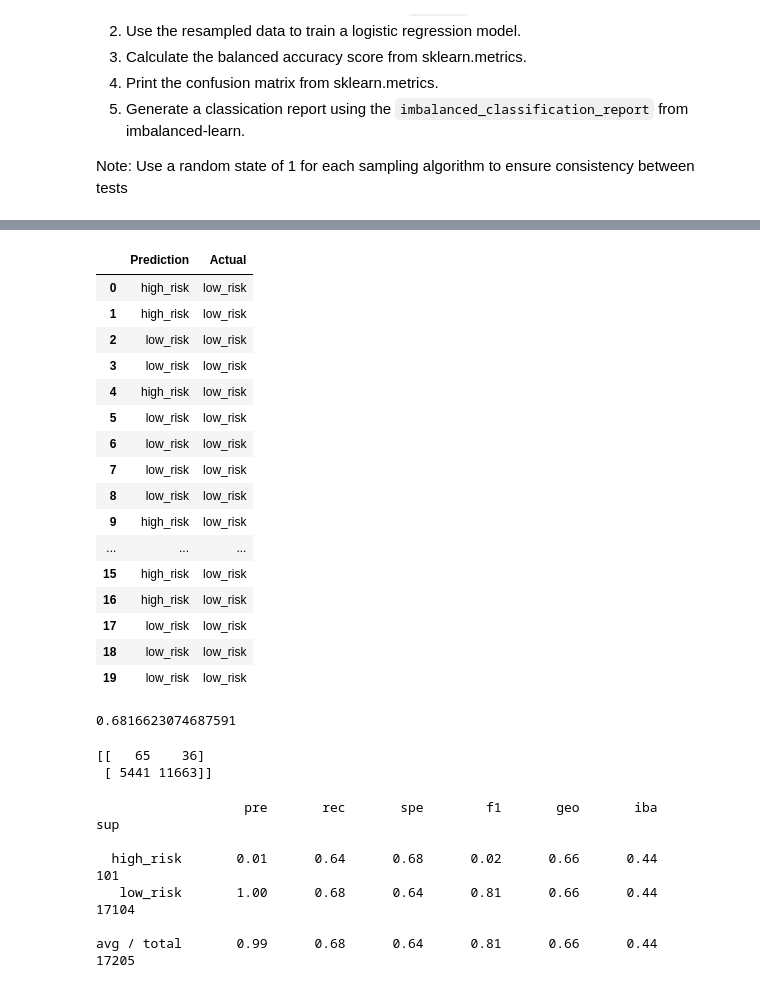
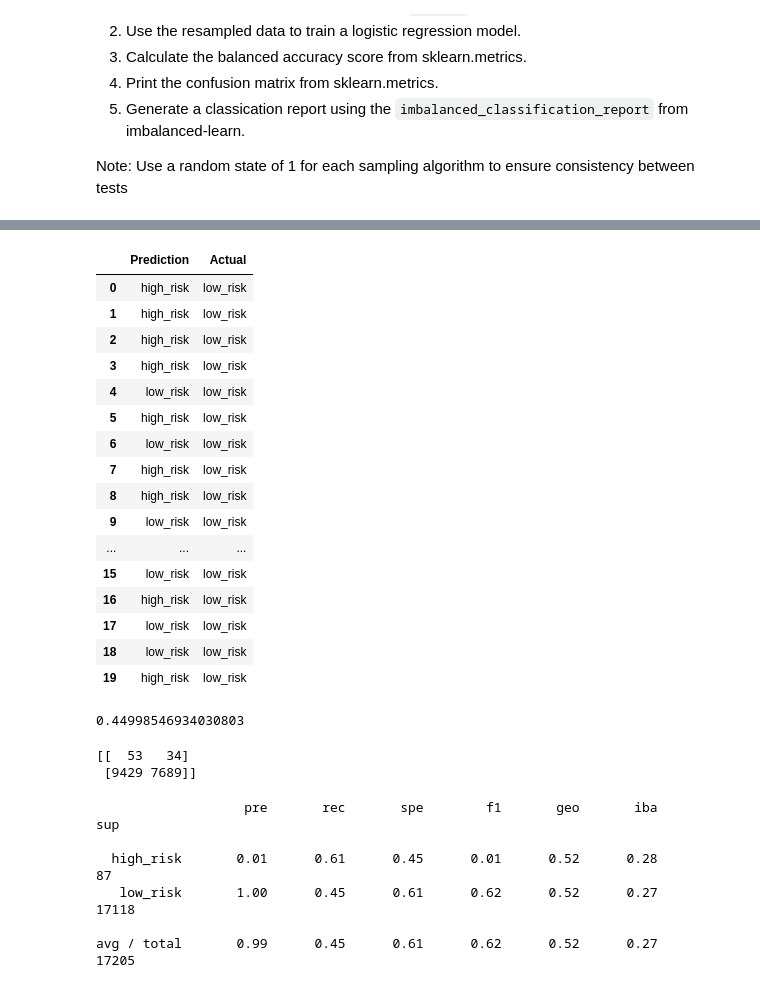
Before and after one commit to nolatunji/Credit_Risk_Analysis, a Jupyter notebook: credit_risk_resampling.ipynb, the cells around one changed output, grey strips where cells are left out. Drawn from its saved outputs; the diff is of its cells as text; code cells hidden in the pictures.

```diff
--- a/credit_risk_resampling.ipynb
+++ b/credit_risk_resampling.ipynb
@@ -134,6 +109,4 @@ high_risk      347
 Name: loan_status, dtype: int64
 # %%
 from sklearn.model_selection import train_test_split
-X_train, X_test, y_train, y_test = train_test_split(X, y, random_state=1)
-
-y_train
+X_train, X_test, y_train, y_test = train_test_split(X, y, random_state=1, stratify = y)
@@ -187,12 +147,12 @@ After Counter({'low_risk': 51366, 'high_risk': 51366})
 # Train the Logistic Regression model using the resampled data
 
 from sklearn.linear_model import LogisticRegression
-model = LogisticRegression()
+model = LogisticRegression(solver='lbfgs', random_state = 1)
 
 model.fit(X_ros, y_ros)
 
-y_pred = model.predict(X_test)
-results = pd.DataFrame({"Prediction": y_pred, "Actual": y_test}).reset_index(drop=True)
+ros_y_pred = model.predict(X_test)
+results = pd.DataFrame({"Prediction": ros_y_pred, "Actual": y_test}).reset_index(drop=True)
 results.head(20)
 # %% [output]
 |  | Prediction | Actual |
@@ -261,15 +221,10 @@ After Counter({'low_risk': 51366, 'high_risk': 51366})
 # %%
 # Train the Logistic Regression model using the resampled data
-# YOUR CODE HERE
-
-
-from sklearn.linear_model import LogisticRegression
-model = LogisticRegression()
 
 model.fit(X_train_sm, y_train_sm)
 
-y_pred = model.predict(X_test)
-results = pd.DataFrame({"Prediction": y_pred, "Actual": y_test}).reset_index(drop=True)
+sm_y_pred = model.predict(X_test)
+results = pd.DataFrame({"Prediction": sm_y_pred, "Actual": y_test}).reset_index(drop=True)
 results.head(20)
 # %% [output]
 |  | Prediction | Actual |
@@ -349,11 +304,10 @@ Counter({'high_risk': 246, 'low_risk': 246})
 # %%
 # Train the Logistic Regression model using the resampled data
-# YOUR CODE HERE
 
-cc.fit(X_train_cc, y_train_cc)
+model.fit(X_train_cc, y_train_cc)
 
-y_pred = model.predict(X_test)
-results = pd.DataFrame({"Prediction": y_pred, "Actual": y_test}).reset_index(drop=True)
+cc_y_pred = model.predict(X_test)
+results = pd.DataFrame({"Prediction": cc_y_pred, "Actual": y_test}).reset_index(drop=True)
 results.head(20)
 # %% [output]
 |  | Prediction | Actual |
@@ -435,54 +389,54 @@ After Counter({'high_risk': 51361, 'low_risk': 46656})
 # %%
 # Train the Logistic Regression model using the resampled data
 # YOUR CODE HERE
 
 smt.fit(X_train_smt, y_train_smt)
 
-y_pred = model.predict(X_test)
-results = pd.DataFrame({"Prediction": y_pred, "Actual": y_test}).reset_index(drop=True)
+smt_y_pred = model.predict(X_test)
+results = pd.DataFrame({"Prediction": smt_y_pred, "Actual": y_test}).reset_index(drop=True)
 results.head(20)
 # %% [output]
 |  | Prediction | Actual |
 | 0 | high_risk | low_risk |
 | 1 | high_risk | low_risk |
-| 2 | low_risk | low_risk |
-| 3 | low_risk | low_risk |
-| 4 | high_risk | low_risk |
-| 5 | low_risk | low_risk |
+| 2 | high_risk | low_risk |
+| 3 | high_risk | low_risk |
+| 4 | low_risk | low_risk |
+| 5 | high_risk | low_risk |
 | 6 | low_risk | low_risk |
-| 7 | low_risk | low_risk |
-| 8 | low_risk | low_risk |
-| 9 | high_risk | low_risk |
+| 7 | high_risk | low_risk |
+| 8 | high_risk | low_risk |
+| 9 | low_risk | low_risk |
 | ... | ... | ... |
-| 15 | high_risk | low_risk |
+| 15 | low_risk | low_risk |
 | 16 | high_risk | low_risk |
 | 17 | low_risk | low_risk |
 | 18 | low_risk | low_risk |
-| 19 | low_risk | low_risk |
+| 19 | high_risk | low_risk |
 # %%
-# Calculated the balanced accuracy score
+  # Calculated the balanced accuracy score
 # YOUR CODE HERE
-print(accuracy_score(y_test, y_pred))
+print(accuracy_score(y_test, smt_y_pred))
 # %% [output]
-0.6816623074687591
+0.44998546934030803
 # %%
 # Display the confusion matrix
 # YOUR CODE HERE
 
-matrix = confusion_matrix(y_test, y_pred)
+matrix = confusion_matrix(y_test, smt_y_pred)
 print(matrix)
 # %% [output]
-[[   65    36]
- [ 5441 11663]]
+[[  53   34]
+ [9429 7689]]
 # %%
 # Print the imbalanced classification report
 # YOUR CODE HERE
-report = classification_report_imbalanced(y_test, y_pred)
+report = classification_report_imbalanced(y_test, smt_y_pred)
 print(report)
 # %% [output]
                    pre       rec       spe        f1       geo       iba       sup
 
-  high_risk       0.01      0.64      0.68      0.02      0.66      0.44       101
-   low_risk       1.00      0.68      0.64      0.81      0.66      0.44     17104
+  high_risk       0.01      0.61      0.45      0.01      0.52      0.28        87
+   low_risk       1.00      0.45      0.61      0.62      0.52      0.27     17118
 
-avg / total       0.99      0.68      0.64      0.81      0.66      0.44     17205
+avg / total       0.99      0.45      0.61      0.62      0.52      0.27     17205
```
Also changed, not shown: parts of 20 cells of this notebook.
